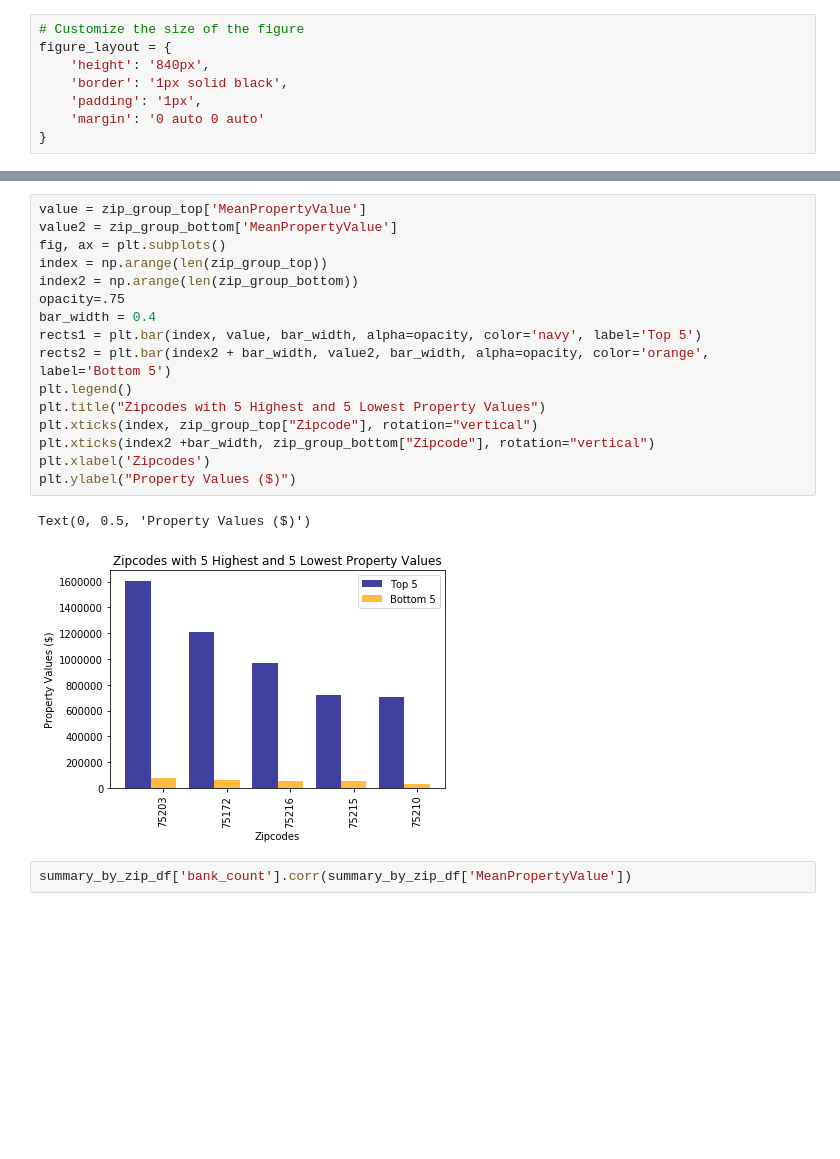
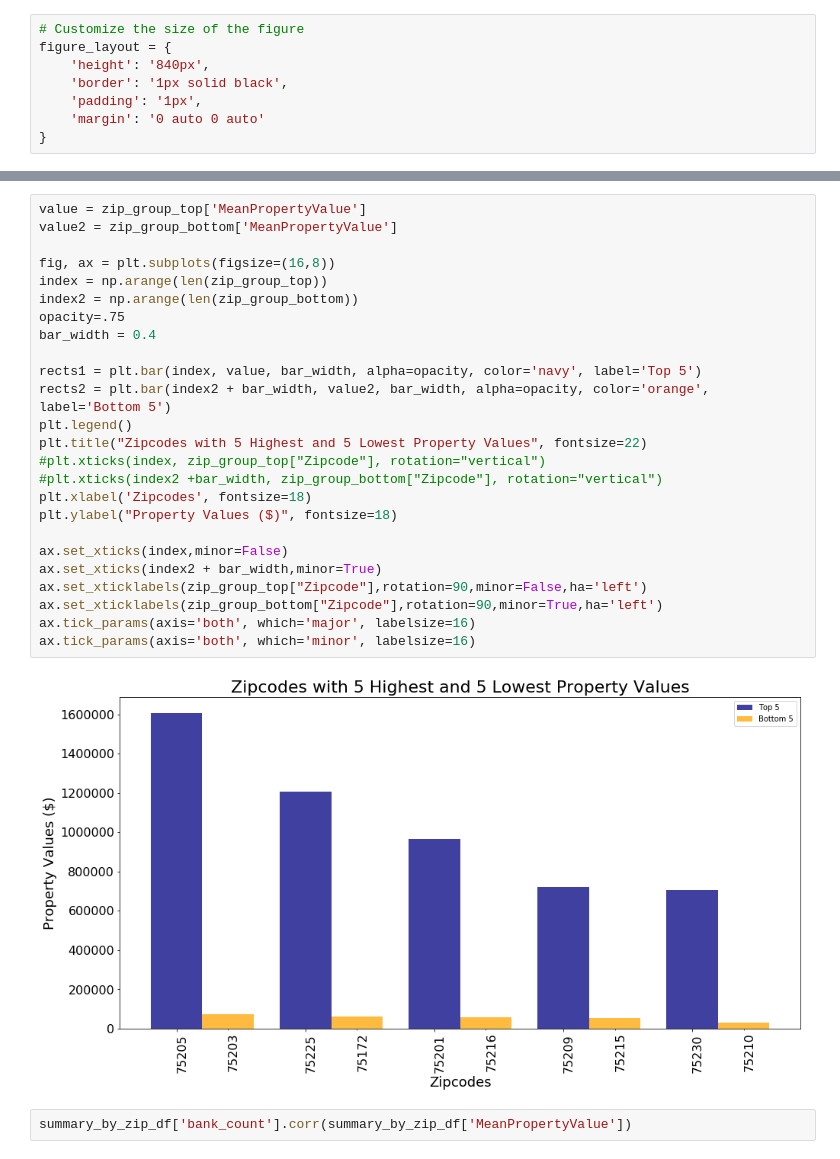
Before and after one commit to amy676767/Group_project, a Jupyter notebook: 2_visualize-property-values-and-businesses.ipynb, the cells around one changed output, grey strips where cells are left out. Drawn from its saved outputs; the diff is of its cells as text; blank space fills up the shorter version.

```diff
--- a/2_visualize-property-values-and-businesses.ipynb
+++ b/2_visualize-property-values-and-businesses.ipynb
@@ -126,22 +127,30 @@ fig
 # %%
 value = zip_group_top['MeanPropertyValue']
 value2 = zip_group_bottom['MeanPropertyValue']
-fig, ax = plt.subplots()
+
+fig, ax = plt.subplots(figsize=(16,8))
 index = np.arange(len(zip_group_top))
 index2 = np.arange(len(zip_group_bottom))
 opacity=.75
 bar_width = 0.4
+
 rects1 = plt.bar(index, value, bar_width, alpha=opacity, color='navy', label='Top 5')
 rects2 = plt.bar(index2 + bar_width, value2, bar_width, alpha=opacity, color='orange', label='Bottom 5')
 plt.legend()
-plt.title("Zipcodes with 5 Highest and 5 Lowest Property Values")
-plt.xticks(index, zip_group_top["Zipcode"], rotation="vertical")
-plt.xticks(index2 +bar_width, zip_group_bottom["Zipcode"], rotation="vertical")
-plt.xlabel('Zipcodes')
-plt.ylabel("Property Values ($)")
+plt.title("Zipcodes with 5 Highest and 5 Lowest Property Values", fontsize=22)
+#plt.xticks(index, zip_group_top["Zipcode"], rotation="vertical")
+#plt.xticks(index2 +bar_width, zip_group_bottom["Zipcode"], rotation="vertical")
+plt.xlabel('Zipcodes', fontsize=18)
+plt.ylabel("Property Values ($)", fontsize=18)
+
+ax.set_xticks(index,minor=False)
+ax.set_xticks(index2 + bar_width,minor=True)
+ax.set_xticklabels(zip_group_top["Zipcode"],rotation=90,minor=False,ha='left')
+ax.set_xticklabels(zip_group_bottom["Zipcode"],rotation=90,minor=True,ha='left')
+ax.tick_params(axis='both', which='major', labelsize=16)
+ax.tick_params(axis='both', which='minor', labelsize=16)
 # %% [output]
-Text(0, 0.5, 'Property Values ($)')
-[figure, old version]
+[figure, new version]
 # %%
 summary_by_zip_df['bank_count'].corr(summary_by_zip_df['MeanPropertyValue'])
 # %% [output]
```
Also changed, not shown: parts of 8 cells of this notebook.
